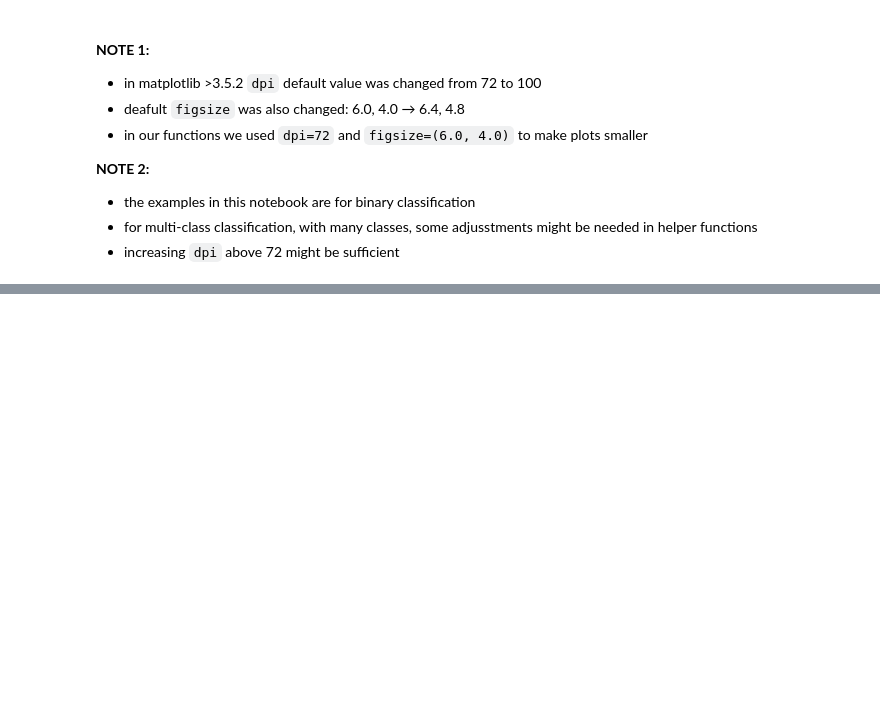
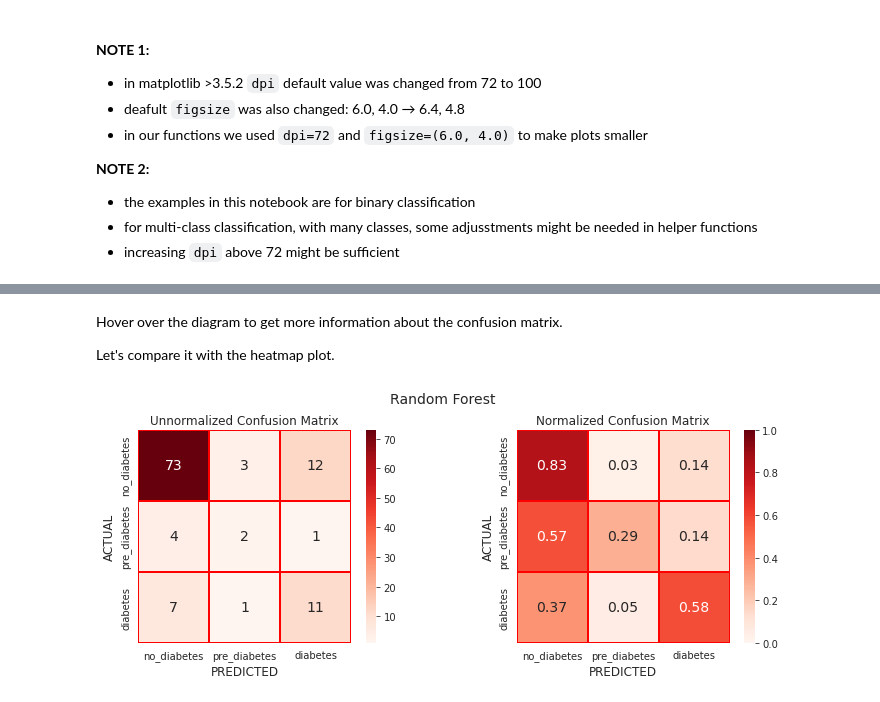
Before and after one commit to zunicd/Confusion-Matrix-Visualization, a Jupyter notebook: Confusion Matrix Visualization.ipynb, the cells around one changed output, grey strips where cells are left out. Cells and saved outputs as stored; diff of their text form; code cells hidden in the pictures; blank space fills up the shorter version.

```diff
--- a/Confusion Matrix Visualization.ipynb
+++ b/Confusion Matrix Visualization.ipynb
@@ -379,0 +421,7 @@ mu.plot_conf_matrices(models_pred, y_test, target_names, 'Reds')
+# %%
+# Actual (True) labels
+t2d_y_test = np.load('./data/t2d_y_test.npy')
+# Prediction from random forest model
+t2d_pred_rf = np.load('./data/t2d_pred_rf.npy')
+# Classes
+t2d_classes = ['no_diabetes', 'pre_diabetes', 'diabetes']
@@ -379,0 +432,9 @@ mu.plot_conf_matrices(models_pred, y_test, target_names, 'Reds')
+# %% [markdown]
+Hover over the diagram to get more information about the confusion matrix.
+
+Let's compare it with the heatmap plot.
+# %%
+# Plot confusion matrix and its normalized version.
+mu.plot_cm_unnorm_and_norm('Random Forest', t2d_y_test, t2d_pred_rf, t2d_classes, 'Reds')
+# %% [output]
+[figure, added]
```
Also changed, not shown: parts of 22 cells of this notebook, 5 other files.
